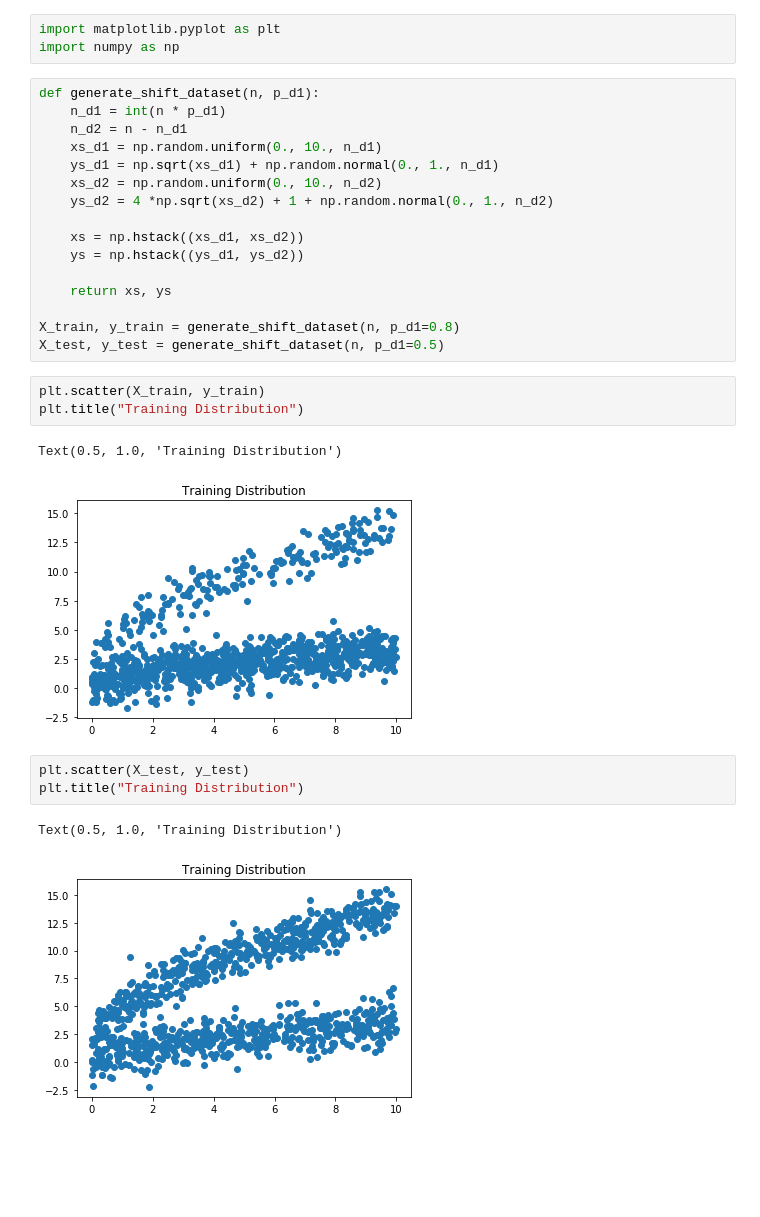
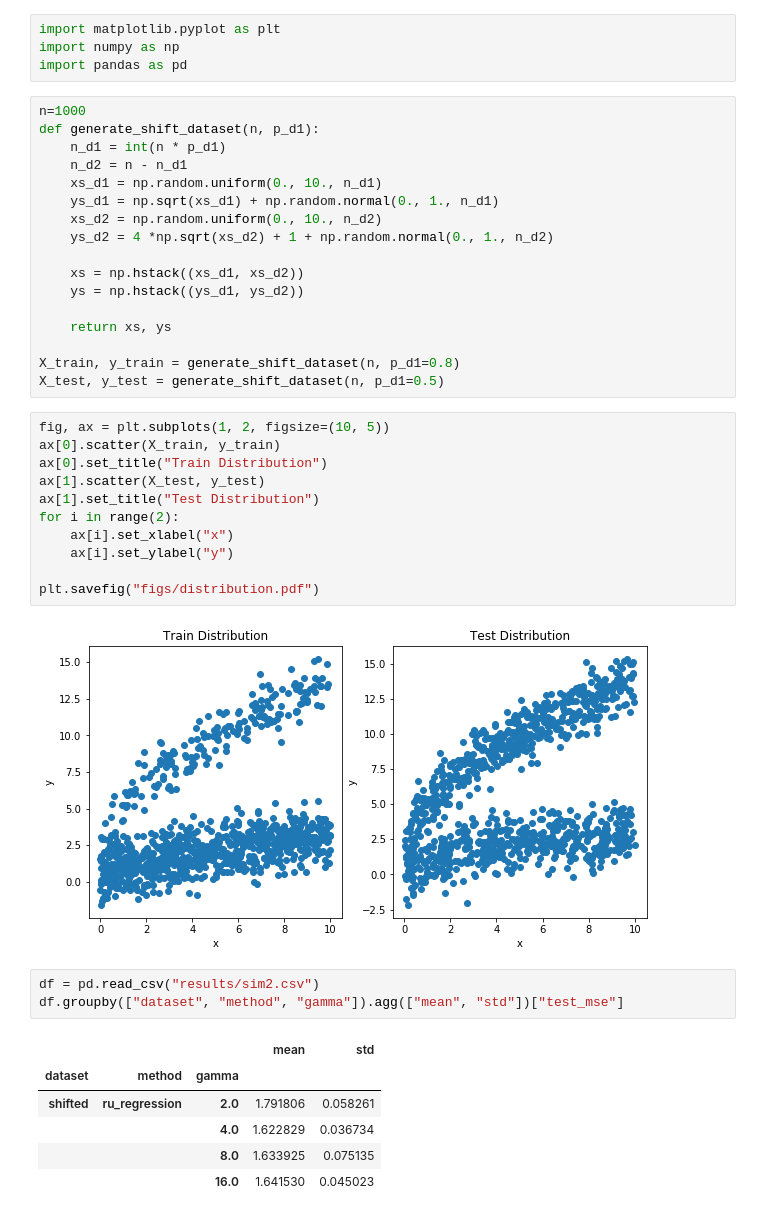
Before and after one commit to roshni714/ru_regression, a Jupyter notebook: distribution-shift-synthetic.ipynb, the cells around one changed output. Cells and saved outputs as stored; diff of their text form; blank space fills up the shorter version.

Commit message:
inference and making plots

```diff
--- a/distribution-shift-synthetic.ipynb
+++ b/distribution-shift-synthetic.ipynb
@@ -1,7 +1,9 @@
 # %%
 import matplotlib.pyplot as plt
 import numpy as np
+import pandas as pd
 # %%
+n=1000
 def generate_shift_dataset(n, p_d1):
     n_d1 = int(n * p_d1)
     n_d2 = n - n_d1
@@ -17,15 +19,26 @@ def generate_shift_dataset(n, p_d1):
 
 X_train, y_train = generate_shift_dataset(n, p_d1=0.8)
 X_test, y_test = generate_shift_dataset(n, p_d1=0.5)
-# %%
-plt.scatter(X_train, y_train)
-plt.title("Training Distribution")
-# %% [output]
-Text(0.5, 1.0, 'Training Distribution')
-[figure, removed]
-# %%
-plt.scatter(X_test, y_test)
-plt.title("Training Distribution")
-# %% [output]
-Text(0.5, 1.0, 'Training Distribution')
-[figure, removed]
+# %%
+fig, ax = plt.subplots(1, 2, figsize=(10, 5))
+ax[0].scatter(X_train, y_train)
+ax[0].set_title("Train Distribution")
+ax[1].scatter(X_test, y_test)
+ax[1].set_title("Test Distribution")
+for i in range(2):
+    ax[i].set_xlabel("x")
+    ax[i].set_ylabel("y")
+
+plt.savefig("figs/distribution.pdf")
+# %% [output]
+[figure, added]
+# %%
+df = pd.read_csv("results/sim2.csv")
+df.groupby(["dataset", "method", "gamma"]).agg(["mean", "std"])["test_mse"]
+# %% [output]
+|  |  |  | mean | std |
+| dataset | method | gamma |  |  |
+| shifted | ru_regression | 2.0 | 1.791806 | 0.058261 |
+|  |  | 4.0 | 1.622829 | 0.036734 |
+|  |  | 8.0 | 1.633925 | 0.075135 |
+|  |  | 16.0 | 1.641530 | 0.045023 |
```
Also changed, not shown: parts of 1 cell of this notebook, 5 other files.
